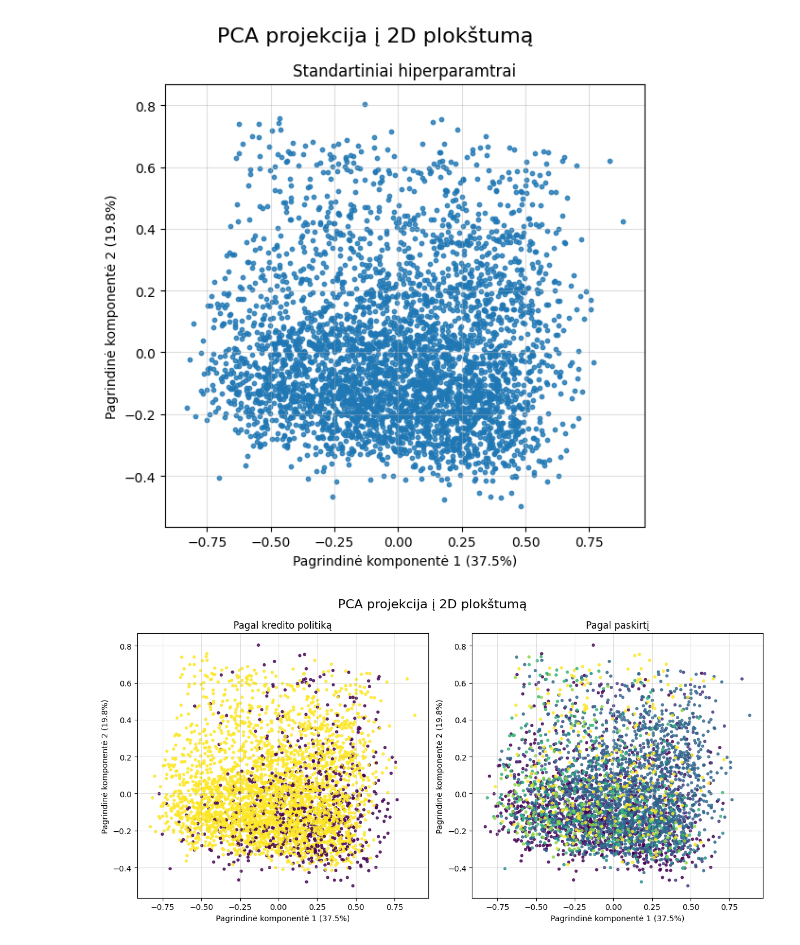
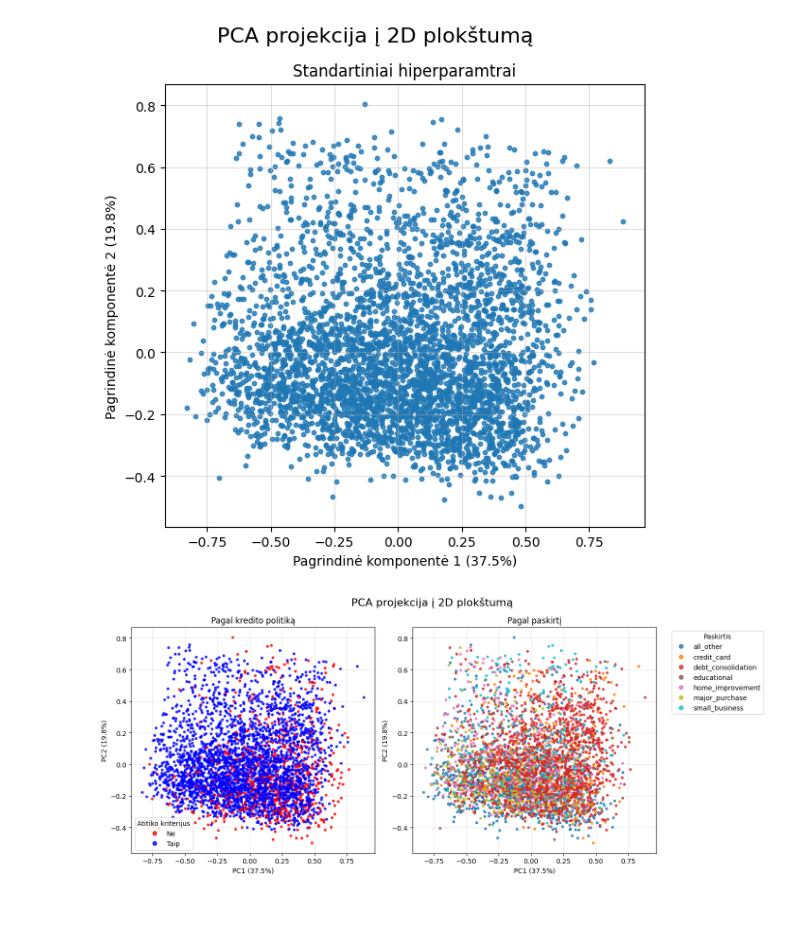
Before and after one commit to EvelinaDu/Papildomi_duomenu_vizualizavimo_skyriai, a Jupyter notebook: 2_laboratorinis/main.ipynb, the cells around one changed output. Saved outputs shown, nothing was run; the diff lists cells and outputs as text; code cells hidden in the pictures; blank space fills up the shorter version.

Commit message:
Fixed plots

```diff
--- a/2_laboratorinis/main.ipynb
+++ b/2_laboratorinis/main.ipynb
@@ -90,25 +91,33 @@ plt.show()
 # %%
 credit_policy = full_min_max_data['credit.policy']
 purpose_codes = full_min_max_data['purpose'].astype('category').cat.codes
+cmap_credit = ListedColormap(['red', 'blue'])
+num_purposes = len(full_min_max_data['purpose'].unique())
+cmap_purpose = plt.get_cmap('tab10', num_purposes)
 
-plt.figure(figsize=(12, 6))
+plt.figure(figsize=(14, 6))
+plt.subplot(1, 2, 1)
+scatter1 = plt.scatter(PCA_transformed_data[:, 0], PCA_transformed_data[:, 1], alpha=0.8, s=10, c=credit_policy, cmap=cmap_credit)
+plt.title("Pagal kredito politiką")
+plt.xlabel(f"PC1 ({PCA_variance_data_proc[0]}%)")
+plt.ylabel(f"PC2 ({PCA_variance_data_proc[1]}%)")
+handles1, labels1 = scatter1.legend_elements()
+plt.legend(handles1, ['Ne', 'Taip'], title="Atitiko kriterijus")
+plt.grid(alpha=0.3)
 
-plt.subplot(1, 2, 1)
-plt.scatter(PCA_transformed_data[:, 0], PCA_transformed_data[:, 1], alpha=0.8, s=10, c=credit_policy)
-plt.title("Pagal kredito politiką")
-plt.xlabel(f"Pagrindinė komponentė 1 ({PCA_variance_data_proc[0]}%)")
-plt.ylabel(f"Pagrindinė komponentė 2 ({PCA_variance_data_proc[1]}%)")
-plt.grid(alpha=0.4)
 
 plt.subplot(1, 2, 2)
-plt.scatter(PCA_transformed_data[:, 0], PCA_transformed_data[:, 1], alpha=0.8, s=10, c=purpose_codes)
+scatter2 = plt.scatter(PCA_transformed_data[:, 0], PCA_transformed_data[:, 1], alpha=0.8, s=10, c=purpose_codes, cmap=cmap_purpose)
 plt.title("Pagal paskirtį")
-plt.xlabel(f"Pagrindinė komponentė 1 ({PCA_variance_data_proc[0]}%)")
-plt.ylabel(f"Pagrindinė komponentė 2 ({PCA_variance_data_proc[1]}%)")
-plt.grid(alpha=0.4)
+plt.xlabel(f"PC1 ({PCA_variance_data_proc[0]}%)")
+plt.ylabel(f"PC2 ({PCA_variance_data_proc[1]}%)")
+purpose_labels = full_min_max_data['purpose'].astype('category').cat.categories
+handles2, _ = scatter2.legend_elements()
+plt.legend(handles2, purpose_labels, title="Paskirtis", bbox_to_anchor=(1.05, 1), loc='upper left')
+plt.grid(alpha=0.3)
 
 plt.suptitle("PCA projekcija į 2D plokštumą", fontsize=16)
 plt.tight_layout()
 plt.show()
 # %% [output]
-[figure, old version]
+[figure, new version]
```
Also changed, not shown: parts of 1 cell of this notebook.
